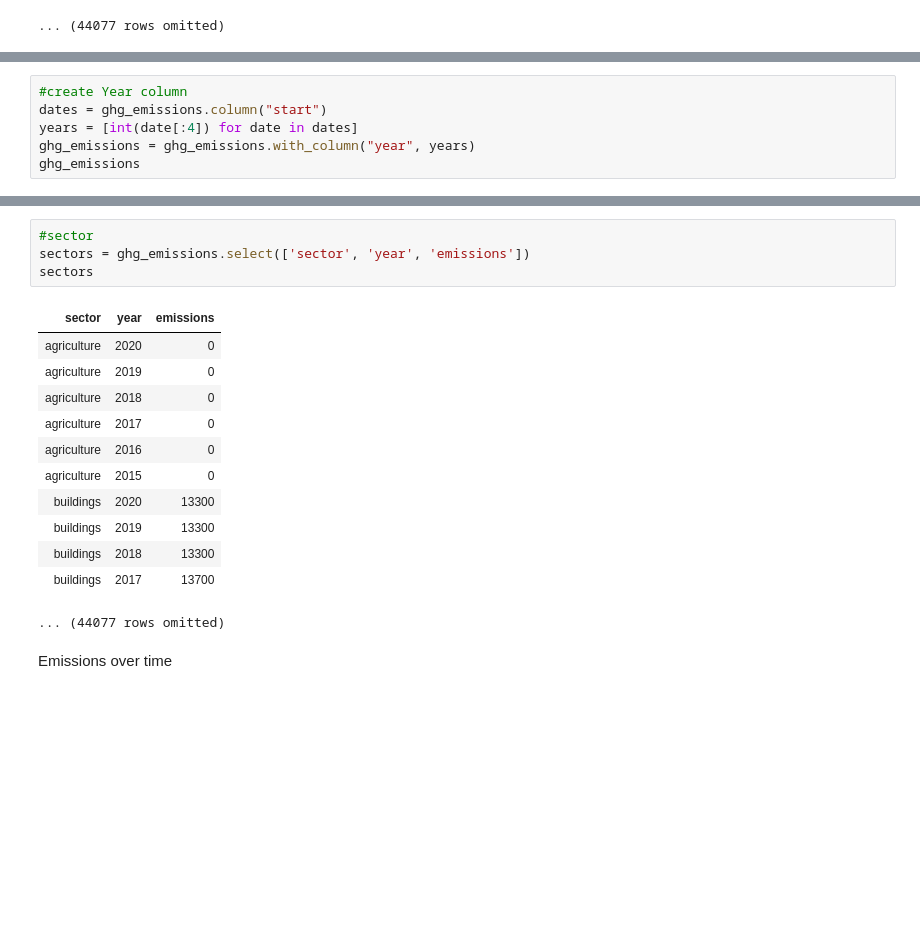
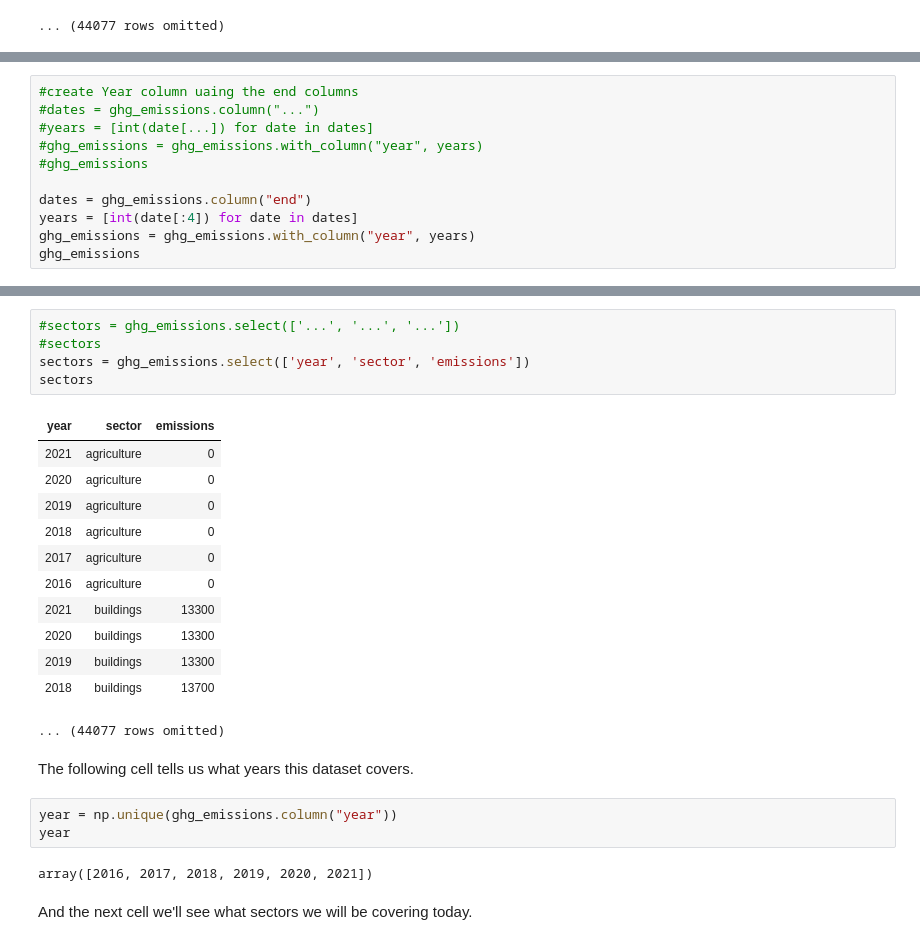
Before and after one commit to ds-modules/DATA88-SP22, a Jupyter notebook: trace02/trace02.ipynb, the cells around one changed output, grey strips where cells are left out. Saved outputs shown, nothing was run; the diff lists cells and outputs as text; blank space fills up the shorter version.

```diff
--- a/trace02/trace02.ipynb
+++ b/trace02/trace02.ipynb
@@ -70,6 +65,11 @@ ghg_emissions
 # %%
-#create Year column
-dates = ghg_emissions.column("start")
+#create Year column uaing the end columns
+#dates = ghg_emissions.column("...")
+#years = [int(date[...]) for date in dates]
+#ghg_emissions = ghg_emissions.with_column("year", years)
+#ghg_emissions
+
+dates = ghg_emissions.column("end")
 years = [int(date[:4]) for date in dates]
 ghg_emissions = ghg_emissions.with_column("year", years)
 ghg_emissions
@@ -113,19 +97,27 @@ len(np.unique(ghg_emissions.column("country")))
 # %%
-#sector
-sectors = ghg_emissions.select(['sector', 'year', 'emissions'])
+#sectors = ghg_emissions.select(['...', '...', '...'])
+#sectors
+sectors = ghg_emissions.select(['year', 'sector', 'emissions'])
 sectors
 # %% [output]
-| sector | year | emissions |
-| agriculture | 2020 | 0 |
-| agriculture | 2019 | 0 |
-| agriculture | 2018 | 0 |
-| agriculture | 2017 | 0 |
-| agriculture | 2016 | 0 |
-| agriculture | 2015 | 0 |
-| buildings | 2020 | 13300 |
-| buildings | 2019 | 13300 |
-| buildings | 2018 | 13300 |
-| buildings | 2017 | 13700 |
+| year | sector | emissions |
+| 2021 | agriculture | 0 |
+| 2020 | agriculture | 0 |
+| 2019 | agriculture | 0 |
+| 2018 | agriculture | 0 |
+| 2017 | agriculture | 0 |
+| 2016 | agriculture | 0 |
+| 2021 | buildings | 13300 |
+| 2020 | buildings | 13300 |
+| 2019 | buildings | 13300 |
+| 2018 | buildings | 13700 |
 ... (44077 rows omitted)
-# %% [markdown]
-Emissions over time
+# %% [markdown]
+The following cell tells us what years this dataset covers.
+# %%
+year = np.unique(ghg_emissions.column("year"))
+year
+# %% [output]
+array([2016, 2017, 2018, 2019, 2020, 2021])
+# %% [markdown]
+And the next cell we'll see what sectors we will be covering today.
```
Also changed, not shown: parts of 37 cells of this notebook.
